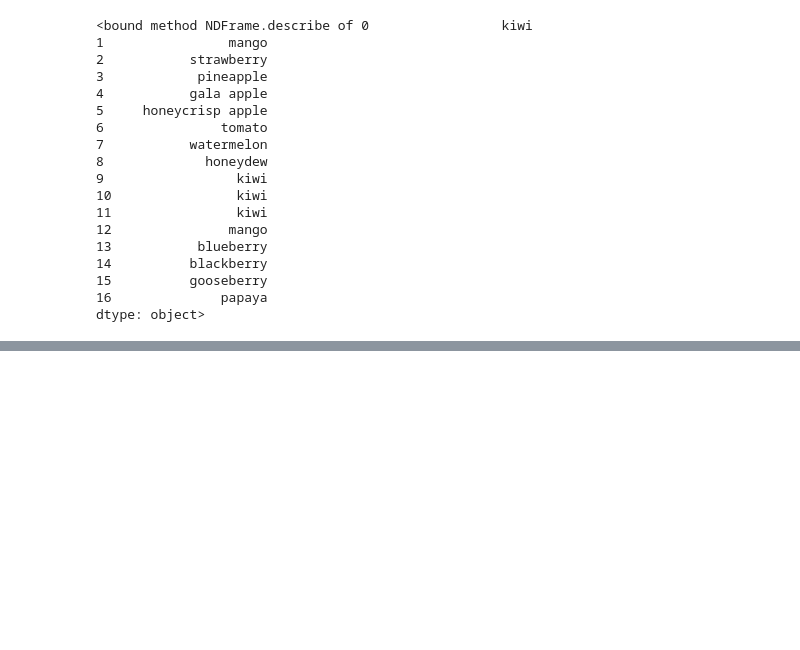
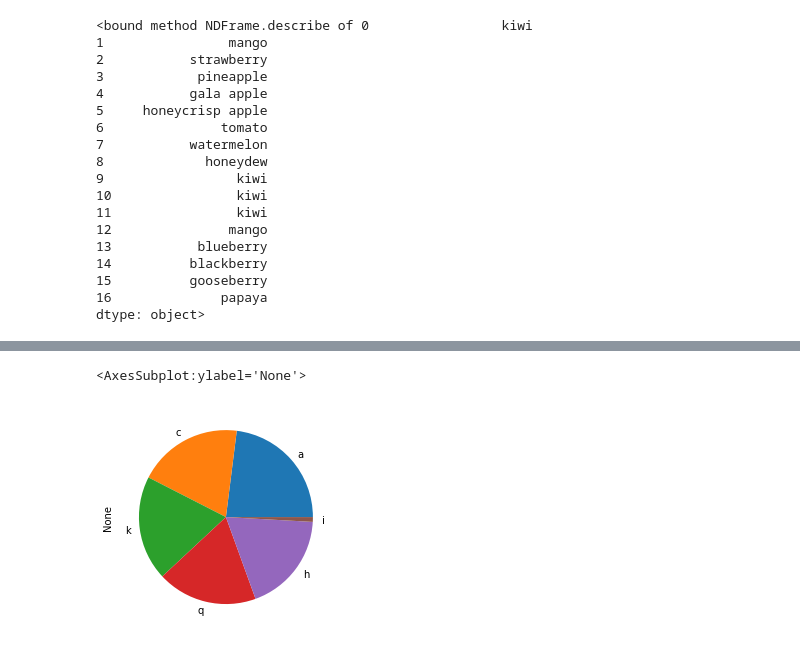
Before and after one commit to Swate101/numpy-pandas-visualization-exercises, a Jupyter notebook: pandas_series.ipynb, the cells around one changed output, grey strips where cells are left out. Drawn from its saved outputs; the diff is of its cells as text; code cells hidden in the pictures; blank space fills up the shorter version.

```diff
--- a/pandas_series.ipynb
+++ b/pandas_series.ipynb
@@ -307,0 +651,4 @@ AttributeError: 'Series' object has no attribute 'uniqe'
+# %%
+dude = list('qhackqhackqhackqhackqhackqhackqhackqhackqhackqhackqhackqhackqhackqhackqhackqhackqhackqhackqhackqhackqhackimaaaaaduck')
+dude = pd.Series(s)
+dude
@@ -307,0 +720,5 @@ AttributeError: 'Series' object has no attribute 'uniqe'
+# %%
+dude.value_counts().head(6).plot(kind = 'pie')
+# %% [output]
+<AxesSubplot:ylabel='None'>
+[figure, added]
```
Also changed, not shown: parts of 53 cells of this notebook.
